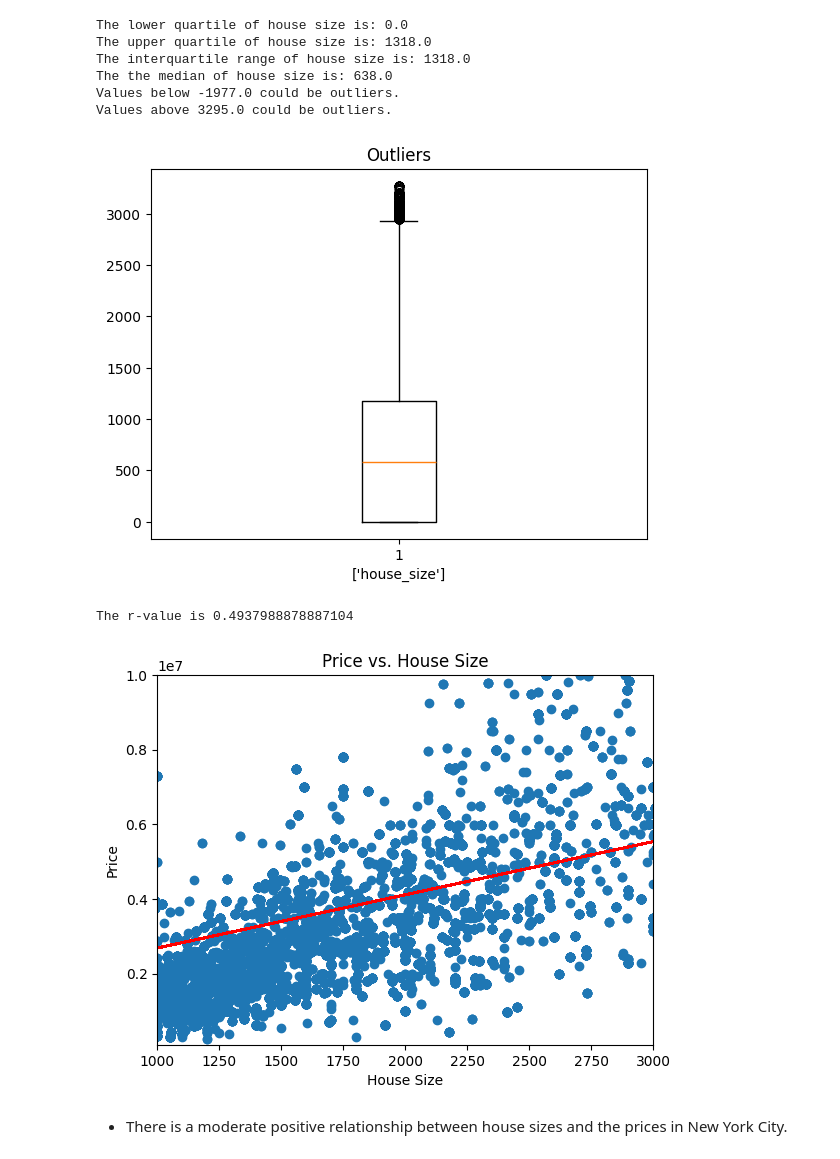
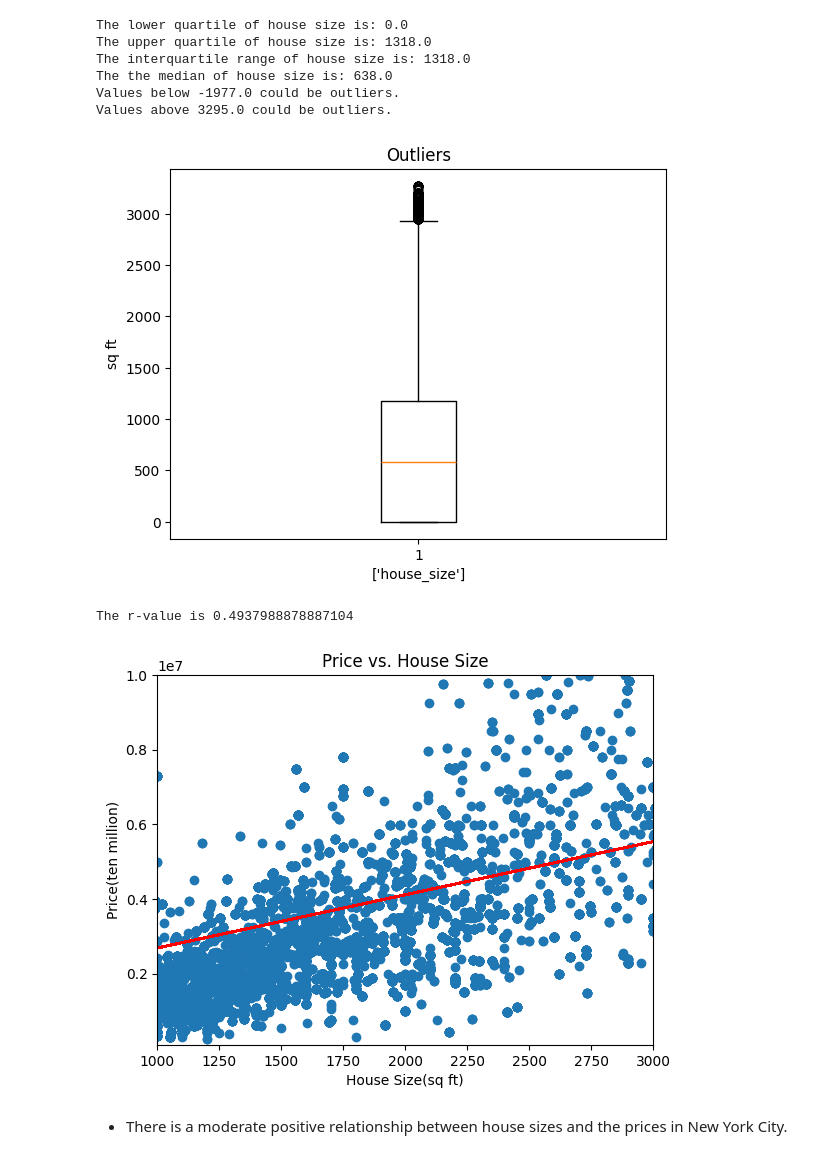
Before and after one commit to AdrGon0450/project-1, a Jupyter notebook: Correlation & House Size vs Price.ipynb, the cells around one changed output. Drawn from its saved outputs; the diff is of its cells as text; code cells hidden in the pictures.

```diff
--- a/Correlation & House Size vs Price.ipynb
+++ b/Correlation & House Size vs Price.ipynb
@@ -138,13 +147,14 @@ house_df = clean_df[~((clean_df[x_axis] < (lowerq - 1.5 * iqr)) | (clean_df[x_ax
 # %%
 x_axis=['house_size']
 
 
 plt.boxplot(house_df[x_axis])
 plt.xlabel(x_axis)
+plt.ylabel("sq ft")
 plt.title('Outliers')
 plt.show()
 # %% [output]
-[figure, old version]
+[figure, new version]
 # %%
 # Define a function to create Linear Regression plots
 x_values = new_york_df['house_size']
@@ -155,8 +165,8 @@ line_eq = 'y = ' + str(round(slope,2)) + 'x + ' + str(round(intercept,2))
 # Linear regression on House Size vs. Price
 plt.scatter(x_values,y_values)
 plt.plot(x_values,regress_values, "-r")
-plt.xlabel('House Size')
-plt.ylabel('Price')
+plt.xlabel('House Size(sq ft)')
+plt.ylabel('Price(ten million)')
 plt.title('Price vs. House Size')
 plt.xlim(1000,3000)
 plt.ylim(100000,10000000)
@@ -165,7 +175,7 @@ print(f'The r-value is {rvalue}')
 plt.show()
 # %% [output]
 The r-value is 0.4937988878887104
-[figure, old version]
+[figure, new version]
 # %% [markdown]
 - There is a moderate positive relationship between house sizes and the prices in New York City.
 # %% [markdown]
```
Also changed, not shown: parts of 2 cells of this notebook.
